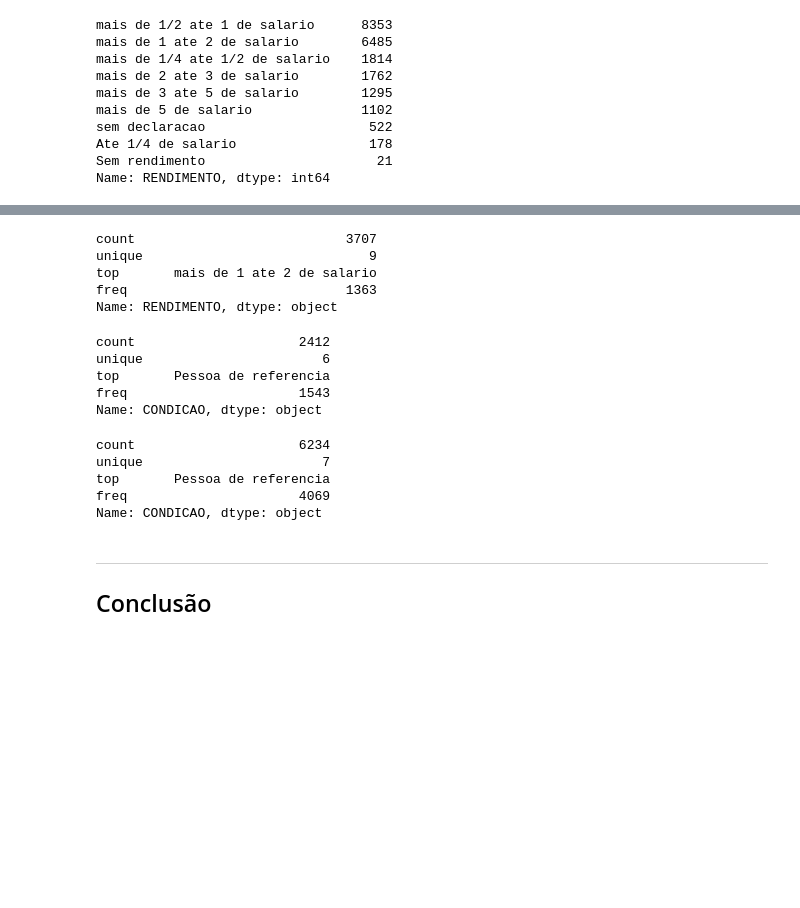
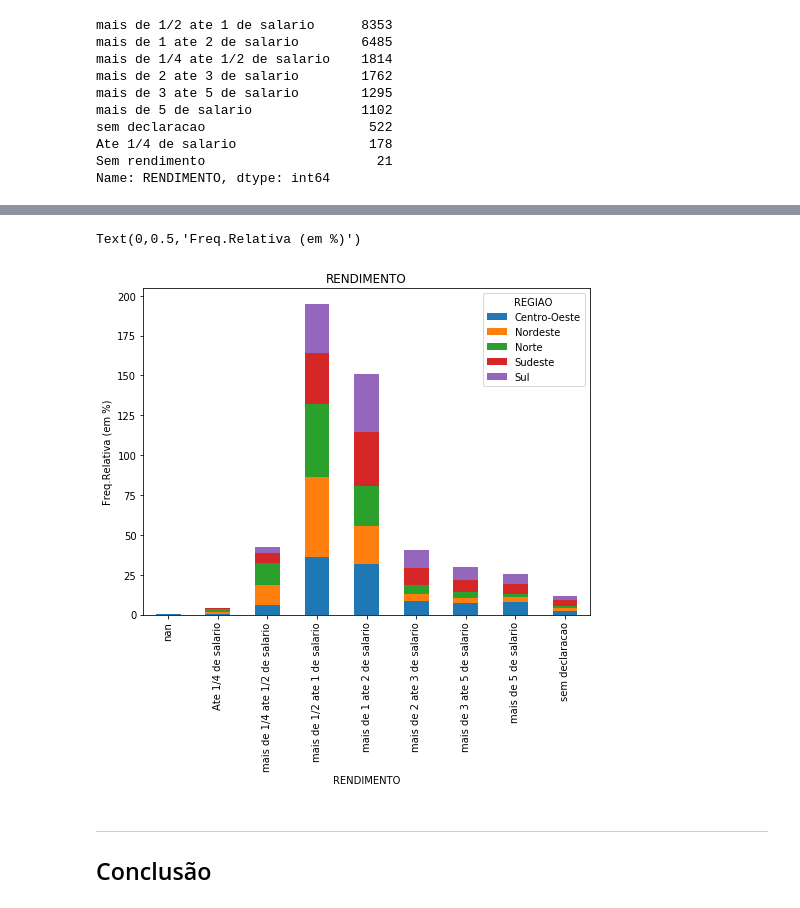
Before and after one commit to marianasabrantes/DP-P1, a Jupyter notebook: DP_P01_mariana.ipynb, the cells around one changed output, grey strips where cells are left out. Cells and saved outputs as stored; diff of their text form; code cells hidden in the pictures; blank space fills up the shorter version.

```diff
--- a/DP_P01_mariana.ipynb
+++ b/DP_P01_mariana.ipynb
@@ -173,30 +173,12 @@ CT
 | Norte | 0.000000 | 1.660440 | 13.823163 | 46.284765 | 25.487754 | ... |
 | Sudeste | 0.150458 | 0.533443 | 6.127753 | 31.664615 | 33.401723 | ... |
 | Sul | 0.053952 | 0.188832 | 3.938495 | 30.914486 | 36.768276 | ... |
-# %%
-P.RENDIMENTO[P.REGIAO == 'Sul'].describe()
-# %% [output]
-count                           3707
-unique                             9
-top       mais de 1 ate 2 de salario
-freq                            1363
-Name: RENDIMENTO, dtype: object
-# %%
-P.CONDICAO[P.REGIAO == 'Norte'].describe()
-# %% [output]
-count                     2412
-unique                       6
-top       Pessoa de referencia
-freq                      1543
-Name: CONDICAO, dtype: object
-# %%
-P.CONDICAO[P.REGIAO == 'Nordeste'].describe()
-# %% [output]
-count                     6234
-unique                       7
-top       Pessoa de referencia
-freq                      4069
-Name: CONDICAO, dtype: object
+# %%
+plot = CT.T.plot(kind='bar',stacked=True, title='RENDIMENTO',figsize=(8,6))
+plt.ylabel('Freq.Relativa (em %)')
+# %% [output]
+Text(0,0.5,'Freq.Relativa (em %)')
+[figure, added]
 # %% [markdown]
 ___
 ## Conclusão
```
